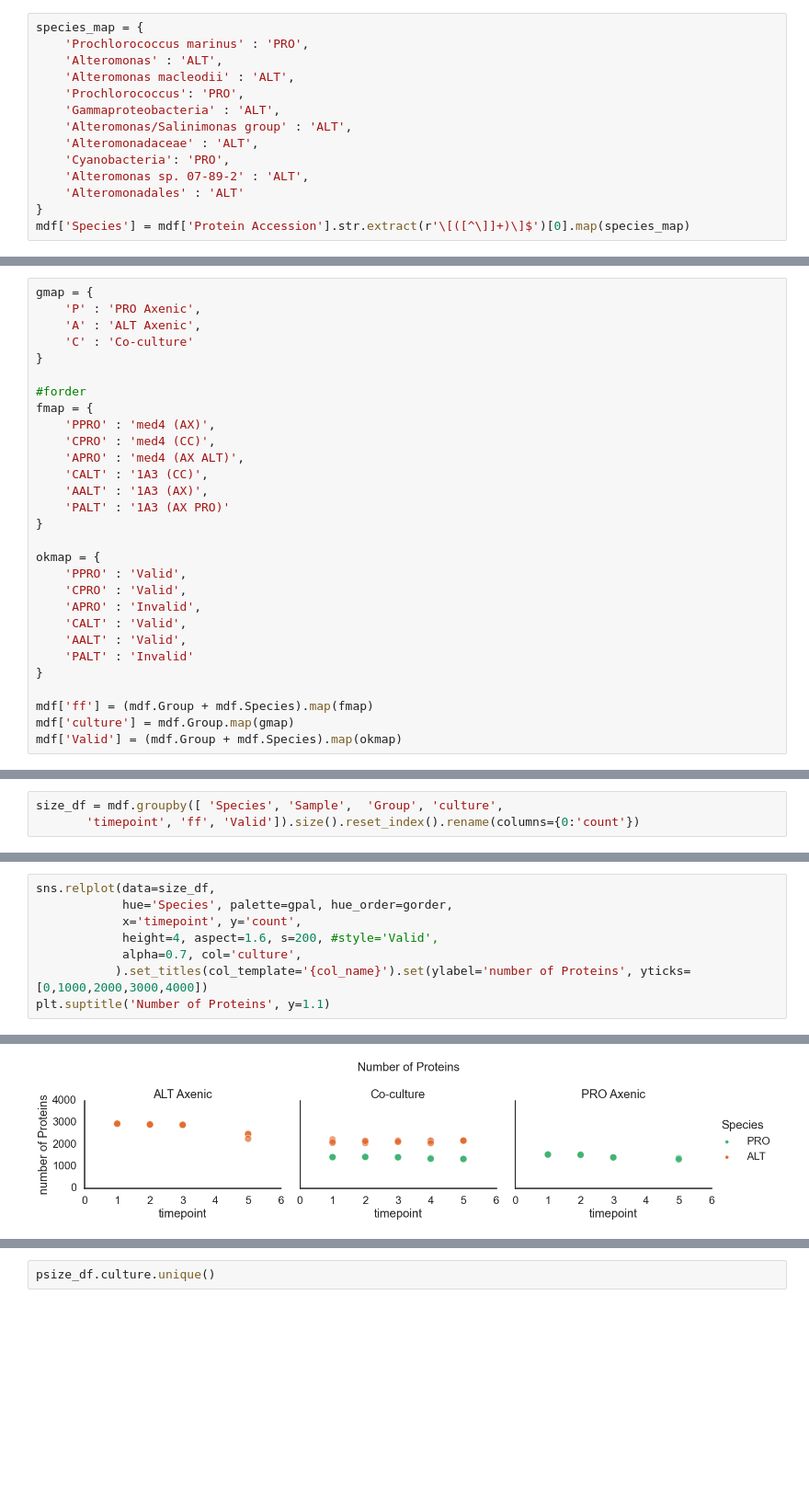
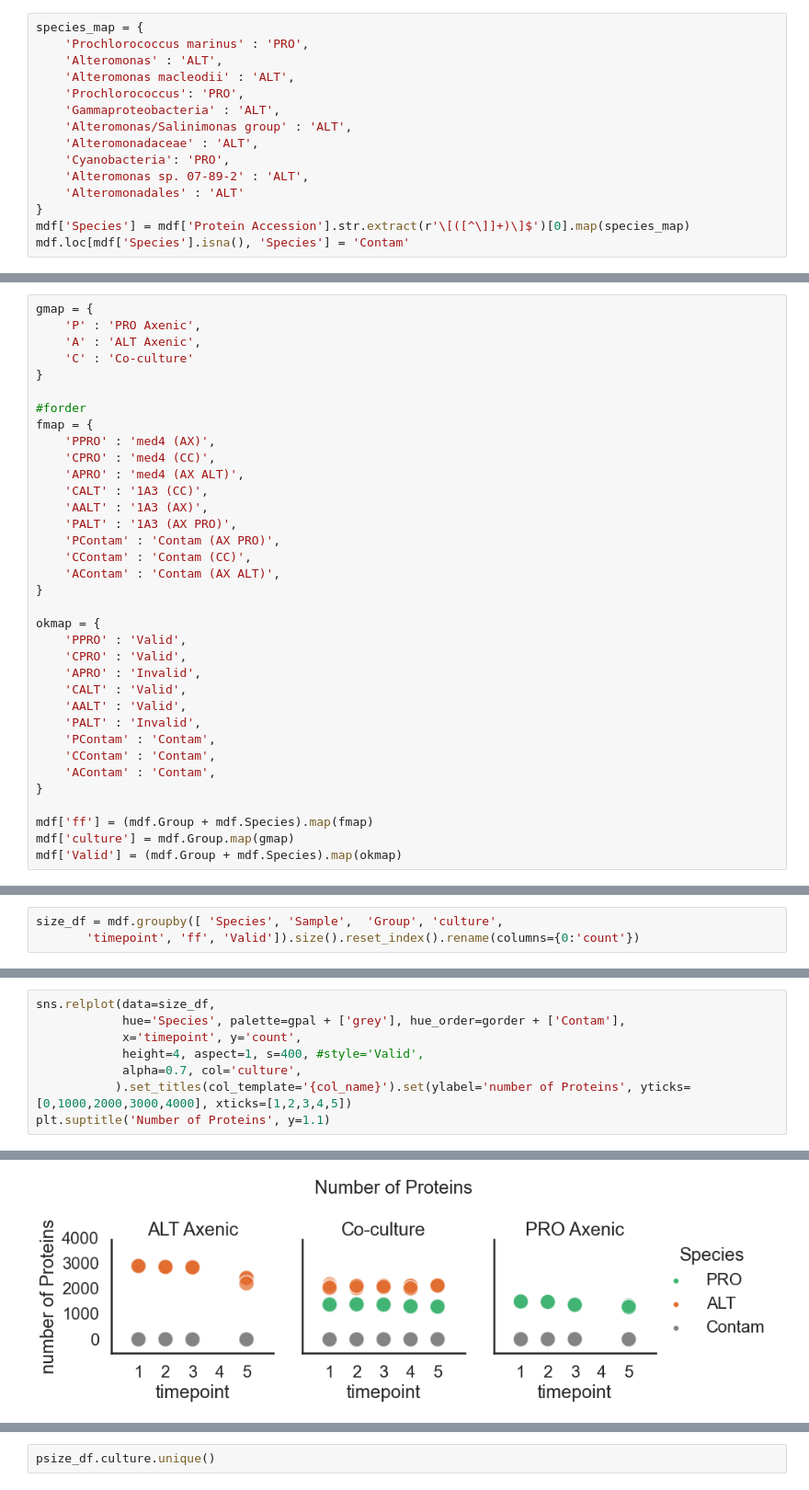
Before and after one commit to wosnat/CC1A3, a Jupyter notebook: PROTEOME/CC1A3 proteome Nov22.ipynb, the cells around one changed output, grey strips where cells are left out. Shown at 92% size. Drawn from its saved outputs; the diff is of its cells as text; blank space fills up the shorter version.

```diff
--- a/PROTEOME/CC1A3 proteome Nov22.ipynb
+++ b/PROTEOME/CC1A3 proteome Nov22.ipynb
@@ -222,3 +222,4 @@ species_map = {
     'Alteromonadales' : 'ALT'
 }
 mdf['Species'] = mdf['Protein Accession'].str.extract(r'\[([^\]]+)\]$')[0].map(species_map)
+mdf.loc[mdf['Species'].isna(), 'Species'] = 'Contam'
@@ -254,7 +262,10 @@ fmap = {
     'APRO' : 'med4 (AX ALT)',
     'CALT' : '1A3 (CC)',
     'AALT' : '1A3 (AX)',
-    'PALT' : '1A3 (AX PRO)'
+    'PALT' : '1A3 (AX PRO)',
+    'PContam' : 'Contam (AX PRO)',
+    'CContam' : 'Contam (CC)',
+    'AContam' : 'Contam (AX ALT)',
 }
 
 okmap = {
@@ -263,7 +274,10 @@ okmap = {
     'APRO' : 'Invalid',
     'CALT' : 'Valid',
     'AALT' : 'Valid',
-    'PALT' : 'Invalid'
+    'PALT' : 'Invalid',
+    'PContam' : 'Contam',
+    'CContam' : 'Contam',
+    'AContam' : 'Contam',
 }
 
 mdf['ff'] = (mdf.Group + mdf.Species).map(fmap)
@@ -310,14 +329,14 @@ size_df.head()
 # %%
 sns.relplot(data=size_df,
-            hue='Species', palette=gpal, hue_order=gorder,
+            hue='Species', palette=gpal + ['grey'], hue_order=gorder + ['Contam'],
             x='timepoint', y='count',
-            height=4, aspect=1.6, s=200, #style='Valid',
+            height=4, aspect=1, s=400, #style='Valid',
             alpha=0.7, col='culture',
-           ).set_titles(col_template='{col_name}').set(ylabel='number of Proteins', yticks=[0,1000,2000,3000,4000])
+           ).set_titles(col_template='{col_name}').set(ylabel='number of Proteins', yticks=[0,1000,2000,3000,4000], xticks=[1,2,3,4,5])
 plt.suptitle('Number of Proteins', y=1.1)
 # %% [output]
 Text(0.5, 1.1, 'Number of Proteins')
-[figure, old version]
+[figure, new version]
 # %%
 psize_df = size_df.pivot_table(values='count', index=['culture','Sample', 'timepoint'], columns='Species').reset_index()
 psize_df
```
Also changed, not shown: parts of 21 cells of this notebook, 3 other files.
